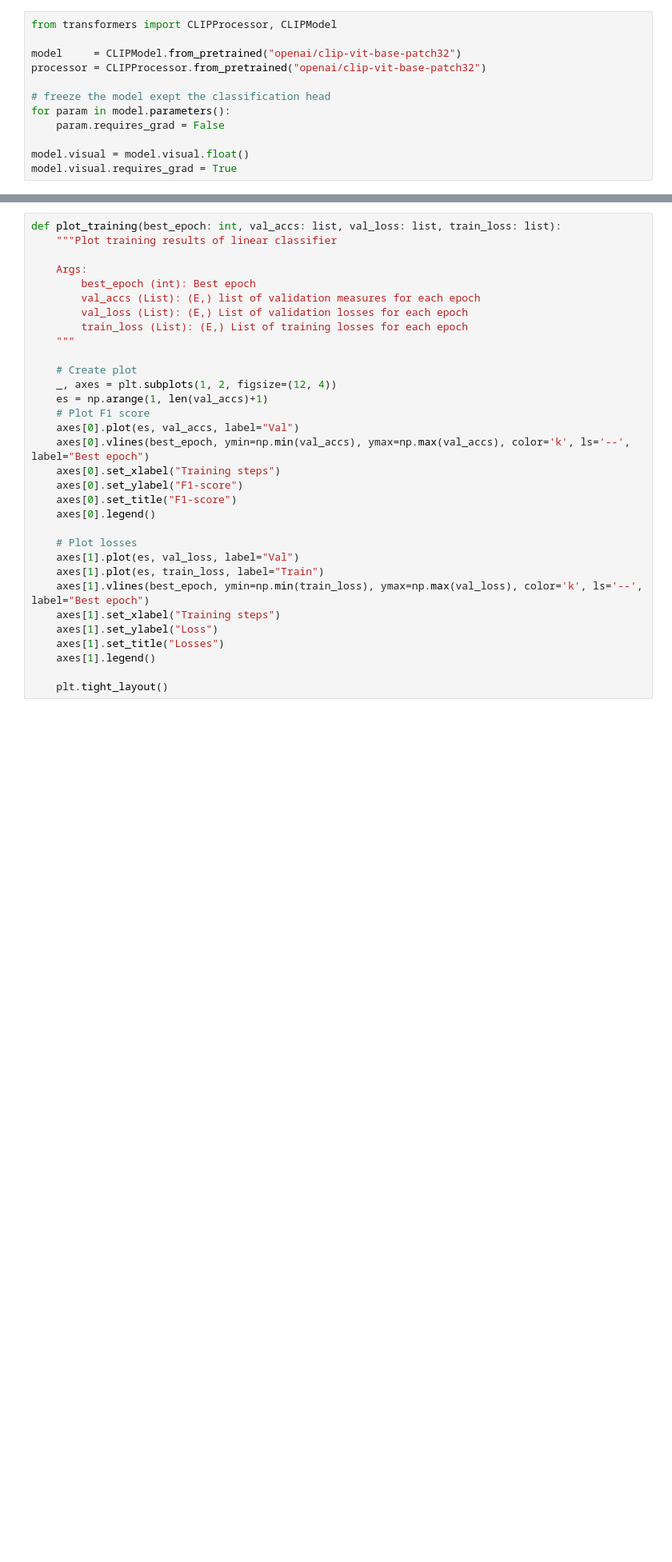
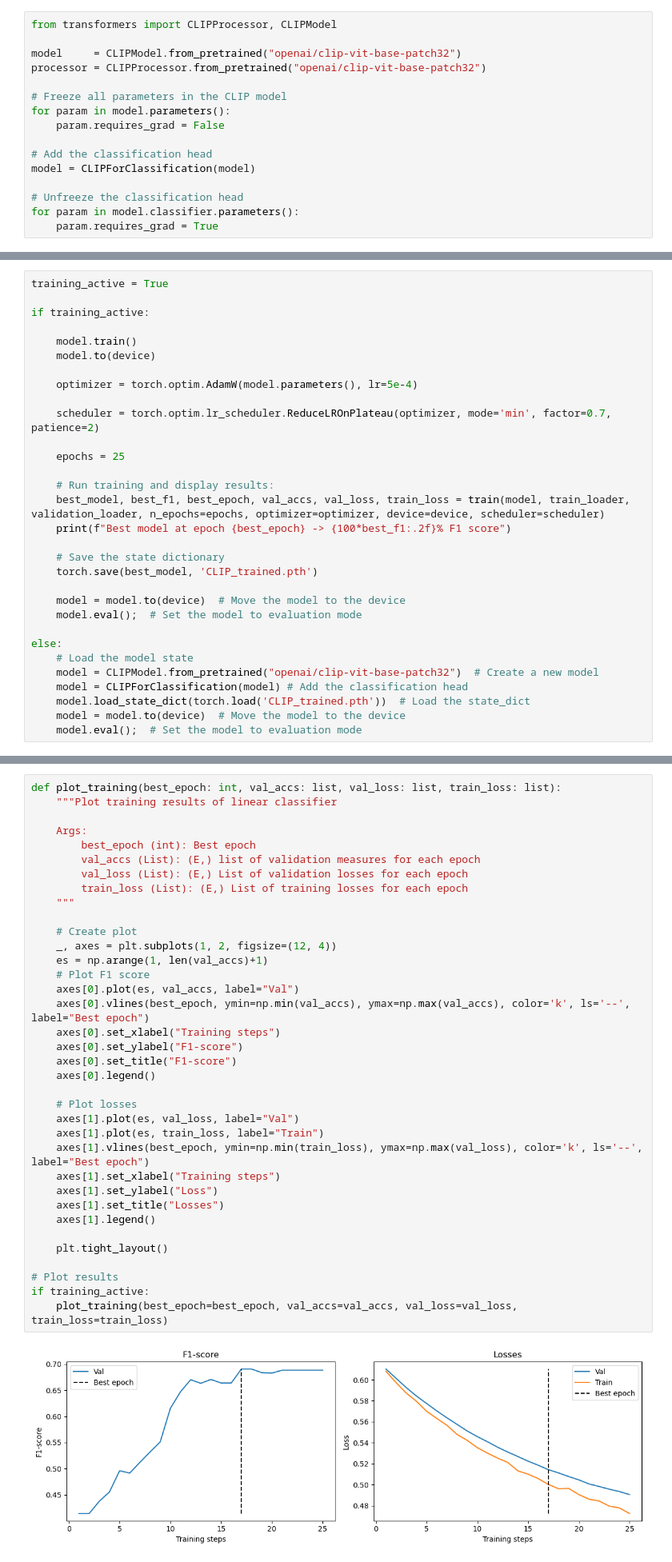
Before and after one commit to PatateMagique/DeepLearning_HateSpeech, a Jupyter notebook: CLIP/image_captioning_clip.ipynb, the cells around one changed output, grey strips where cells are left out. Shown at 80% size. Saved outputs shown, nothing was run; the diff lists cells and outputs as text; blank space fills up the shorter version.

Commit message:
single CLIP ready

```diff
--- a/CLIP/image_captioning_clip.ipynb
+++ b/CLIP/image_captioning_clip.ipynb
@@ -110,9 +182,13 @@ from transformers import CLIPProcessor, CLIPModel
 model     = CLIPModel.from_pretrained("openai/clip-vit-base-patch32")
 processor = CLIPProcessor.from_pretrained("openai/clip-vit-base-patch32")
 
-# freeze the model exept the classification head
+# Freeze all parameters in the CLIP model
 for param in model.parameters():
     param.requires_grad = False
 
-model.visual = model.visual.float()
-model.visual.requires_grad = True
+# Add the classification head
+model = CLIPForClassification(model)
+
+# Unfreeze the classification head
+for param in model.classifier.parameters():
+    param.requires_grad = True
@@ -240,0 +343,31 @@ TypeError: CLIPModel.forward() got an unexpected keyword argument 'labels'
+# %%
+training_active = True
+
+if training_active:
+
+    model.train()
+    model.to(device)
+
+    optimizer = torch.optim.AdamW(model.parameters(), lr=5e-4)
+
+    scheduler = torch.optim.lr_scheduler.ReduceLROnPlateau(optimizer, mode='min', factor=0.7, patience=2)
+
+    epochs = 25
+
+    # Run training and display results:
+    best_model, best_f1, best_epoch, val_accs, val_loss, train_loss = train(model, train_loader, validation_loader, n_epochs=epochs, optimizer=optimizer, device=device, scheduler=scheduler)
+    print(f"Best model at epoch {best_epoch} -> {100*best_f1:.2f}% F1 score")
+
+    # Save the state dictionary
+    torch.save(best_model, 'CLIP_trained.pth')
+
+    model = model.to(device)  # Move the model to the device
+    model.eval();  # Set the model to evaluation mode
+
+else:
+    # Load the model state
+    model = CLIPModel.from_pretrained("openai/clip-vit-base-patch32")  # Create a new model
+    model = CLIPForClassification(model) # Add the classification head
+    model.load_state_dict(torch.load('CLIP_trained.pth'))  # Load the state_dict
+    model = model.to(device)  # Move the model to the device
+    model.eval();  # Set the model to evaluation mode
@@ -243,33 +394,39 @@ def plot_training(best_epoch: int, val_accs: list, val_loss: list, train_loss: l
     """Plot training results of linear classifier
 
     Args:
         best_epoch (int): Best epoch
         val_accs (List): (E,) list of validation measures for each epoch
         val_loss (List): (E,) List of validation losses for each epoch
         train_loss (List): (E,) List of training losses for each epoch
     """
 
     # Create plot
     _, axes = plt.subplots(1, 2, figsize=(12, 4))
     es = np.arange(1, len(val_accs)+1)
     # Plot F1 score
     axes[0].plot(es, val_accs, label="Val")
     axes[0].vlines(best_epoch, ymin=np.min(val_accs), ymax=np.max(val_accs), color='k', ls='--', label="Best epoch")
     axes[0].set_xlabel("Training steps")
     axes[0].set_ylabel("F1-score")
     axes[0].set_title("F1-score")
     axes[0].legend()
 
     # Plot losses
     axes[1].plot(es, val_loss, label="Val")
     axes[1].plot(es, train_loss, label="Train")
     axes[1].vlines(best_epoch, ymin=np.min(train_loss), ymax=np.max(val_loss), color='k', ls='--', label="Best epoch")
     axes[1].set_xlabel("Training steps")
     axes[1].set_ylabel("Loss")
     axes[1].set_title("Losses")
     axes[1].legend()
 
     plt.tight_layout()
+
+# Plot results
+if training_active:
+    plot_training(best_epoch=best_epoch, val_accs=val_accs, val_loss=val_loss, train_loss=train_loss)
+# %% [output]
+[figure, added]
 # %% [markdown]
 ## Inference
 # %% [markdown]
```
Also changed, not shown: parts of 35 cells of this notebook, 5 other files.
